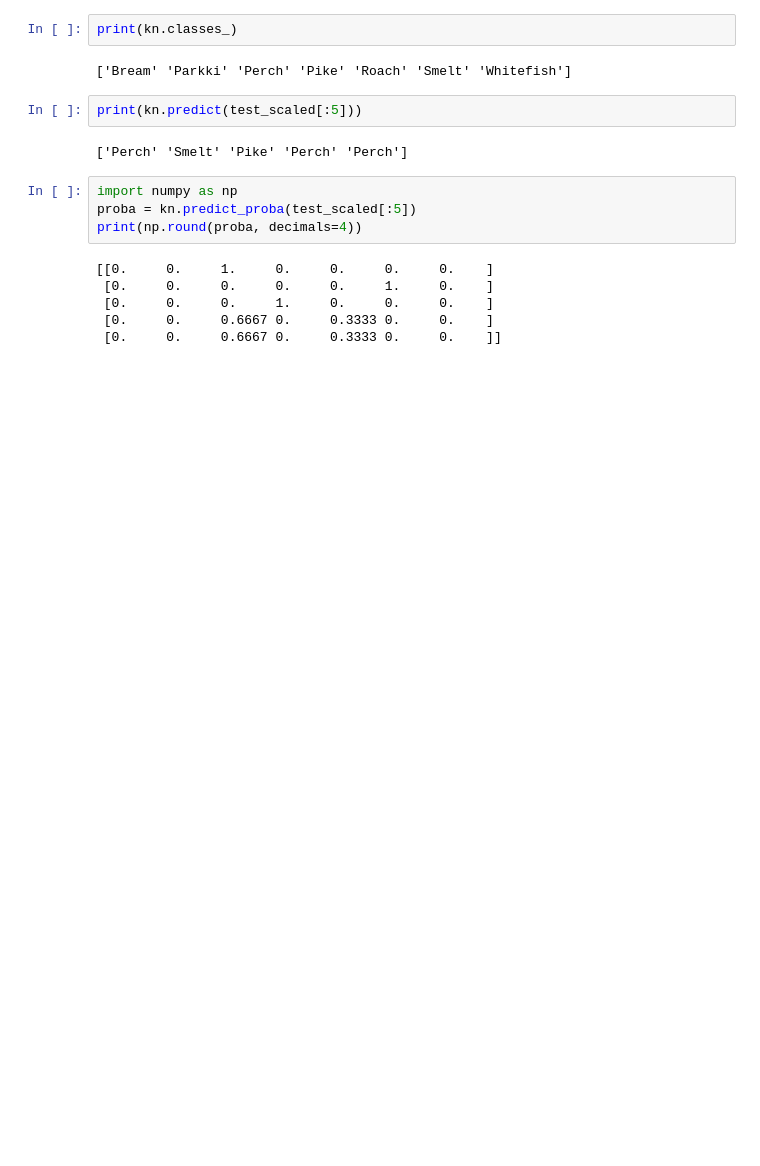
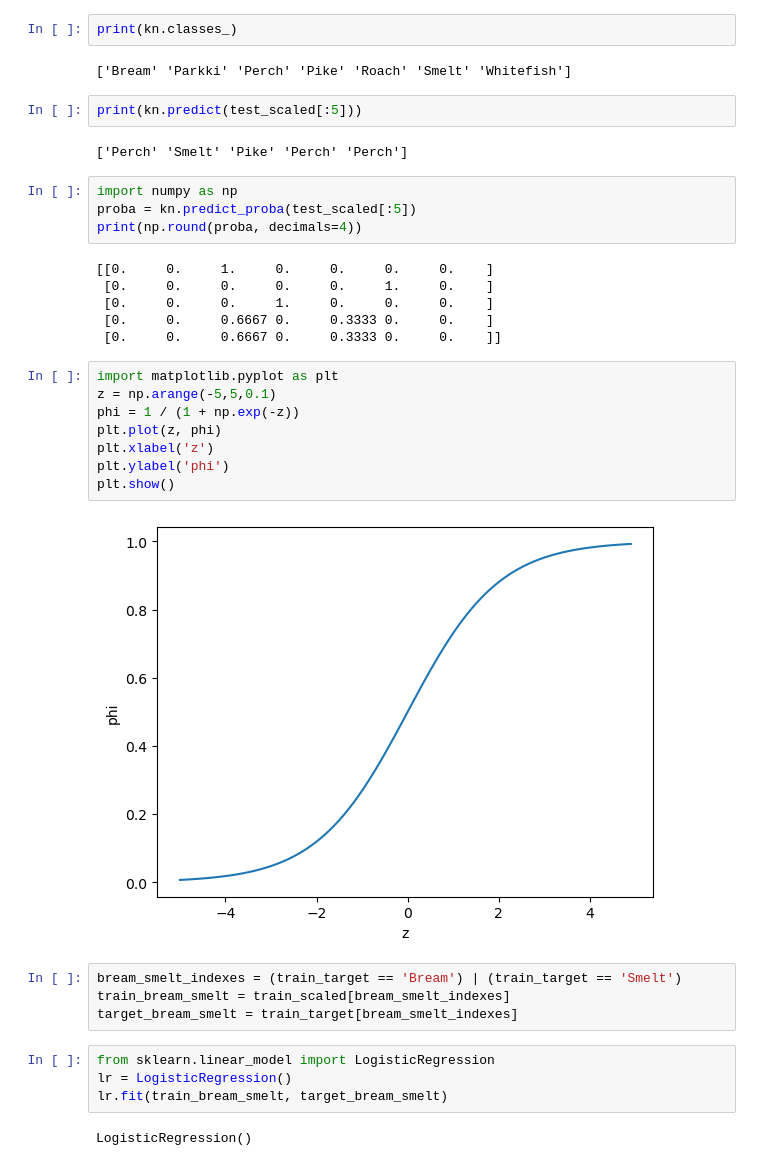
Before and after one commit to shashark0214/MachineLearning, a Jupyter notebook: Logistic_Regression.ipynb, the cells around one changed output. Saved outputs shown, nothing was run; the diff lists cells and outputs as text; blank space fills up the shorter version.

```diff
--- a/Logistic_Regression.ipynb
+++ b/Logistic_Regression.ipynb
@@ -61,3 +61,23 @@ print(np.round(proba, decimals=4))
  [0.     0.     0.     1.     0.     0.     0.    ]
  [0.     0.     0.6667 0.     0.3333 0.     0.    ]
  [0.     0.     0.6667 0.     0.3333 0.     0.    ]]
+# %%
+import matplotlib.pyplot as plt
+z = np.arange(-5,5,0.1)
+phi = 1 / (1 + np.exp(-z))
+plt.plot(z, phi)
+plt.xlabel('z')
+plt.ylabel('phi')
+plt.show()
+# %% [output]
+[figure, added]
+# %%
+bream_smelt_indexes = (train_target == 'Bream') | (train_target == 'Smelt')
+train_bream_smelt = train_scaled[bream_smelt_indexes]
+target_bream_smelt = train_target[bream_smelt_indexes]
+# %%
+from sklearn.linear_model import LogisticRegression
+lr = LogisticRegression()
+lr.fit(train_bream_smelt, target_bream_smelt)
+# %% [output]
+LogisticRegression()
```
Also changed, not shown: parts of 5 cells of this notebook.
